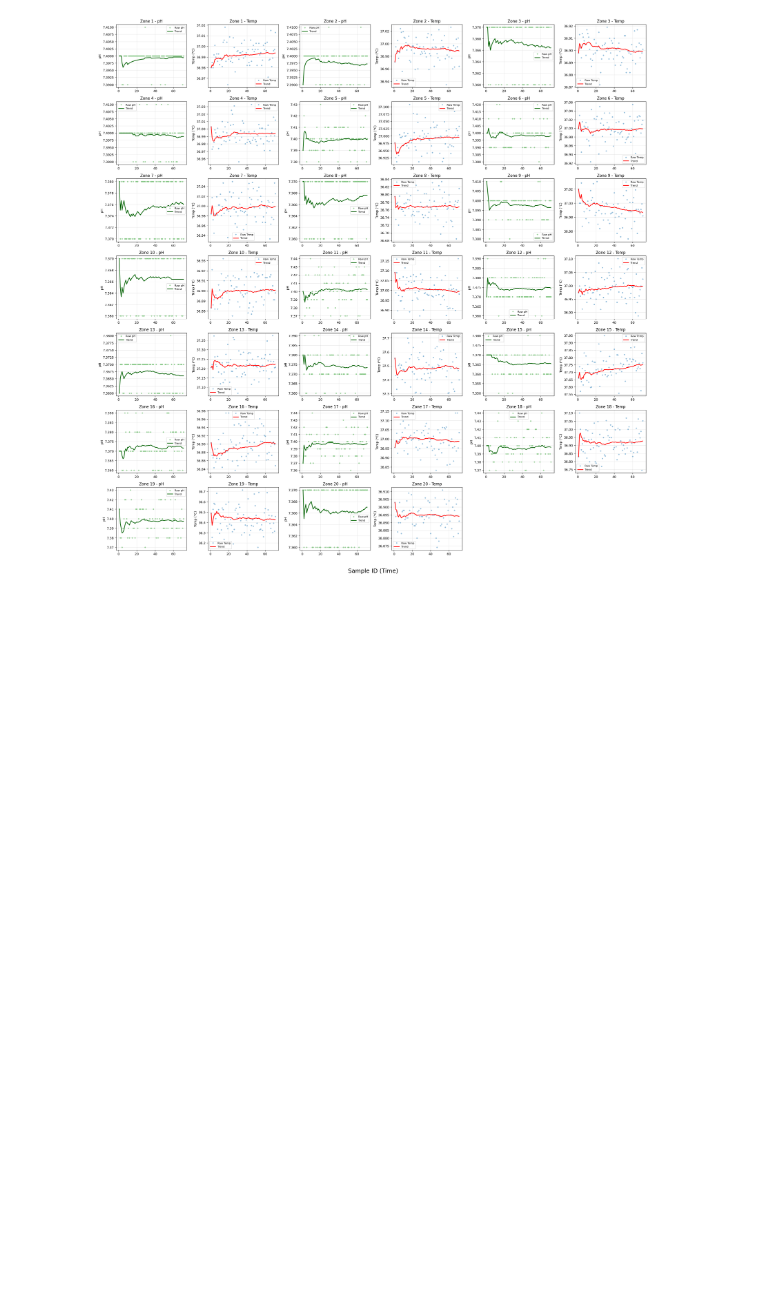
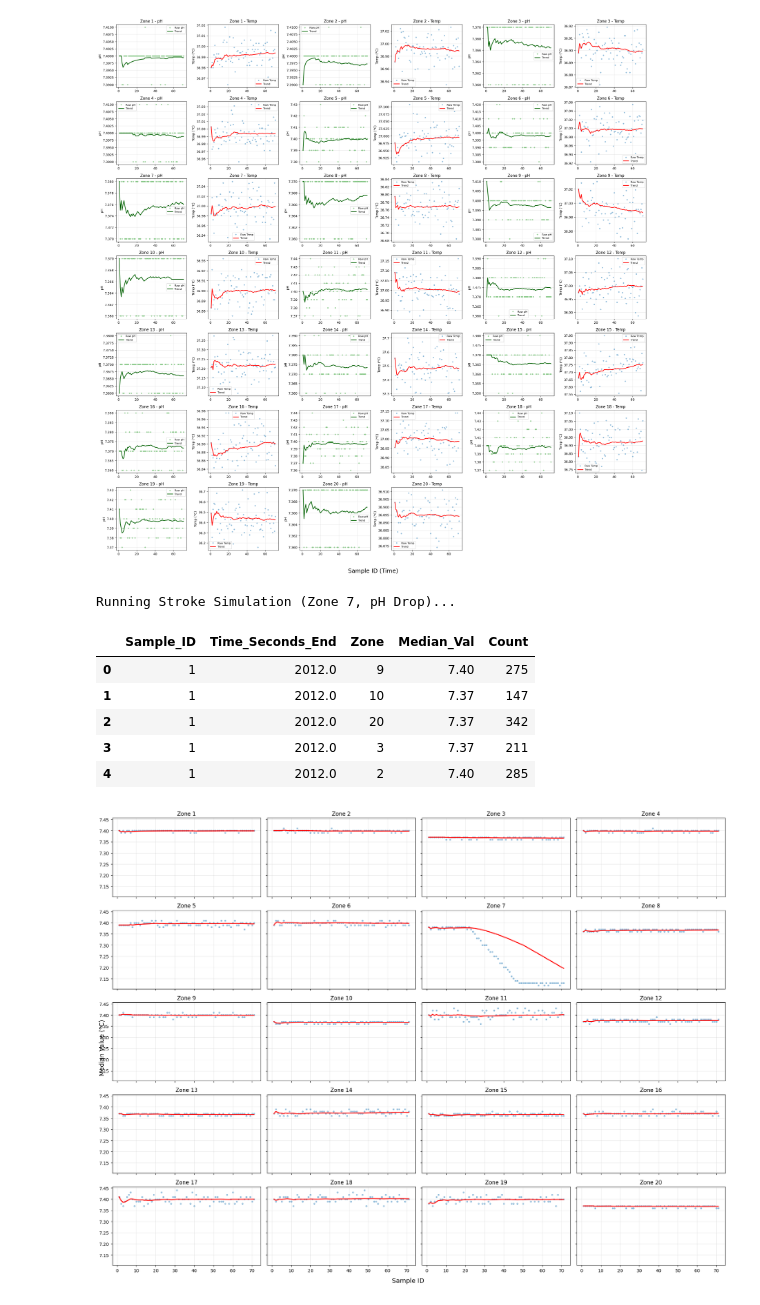
Before and after one commit to Volpi22/Sim_01_Toy_Tests, a Jupyter notebook: Tests.ipynb, the cells around one changed output. Cells and saved outputs as stored; diff of their text form; code cells hidden in the pictures; blank space fills up the shorter version.

Commit message:
Simulation of the disease

```diff
--- a/Tests.ipynb
+++ b/Tests.ipynb
@@ -114,3 +115,30 @@ else:
 plot_combined_zone_trends(final_report_combined)
 # %% [output]
 [figure]
+# %%
+simulator = DiseaseSimulator()
+# %%
+# 1. Simulate Localized Brain Tissue Acidosis (Zone 7)
+print("Running Stroke Simulation (Zone 7, pH Drop)...")
+final_report_stroke = simulator.run_single_disease(
+    alpha=0.3,
+    beta=0.1,
+    disease_key='stroke_ph'
+)
+
+if final_report_stroke is not None and not final_report_stroke.empty:
+    display(final_report_stroke.head())
+
+    # Plot the 5x4 grid. Look at Zone 7 to see the pH drop after Hour 8!
+    plot_zone_trends(final_report_stroke)
+else:
+    print("Simulation completed: No samples met the target confidence threshold.")
+# %% [output]
+Running Stroke Simulation (Zone 7, pH Drop)...
+|  | Sample_ID | Time_Seconds_End | Zone | Median_Val | Count |
+| 0 | 1 | 2012.0 | 9 | 7.40 | 275 |
+| 1 | 1 | 2012.0 | 10 | 7.37 | 147 |
+| 2 | 1 | 2012.0 | 20 | 7.37 | 342 |
+| 3 | 1 | 2012.0 | 3 | 7.37 | 211 |
+| 4 | 1 | 2012.0 | 2 | 7.40 | 285 |
+[figure, added]
```
Also changed, not shown: parts of 3 cells of this notebook, 3 other files.
